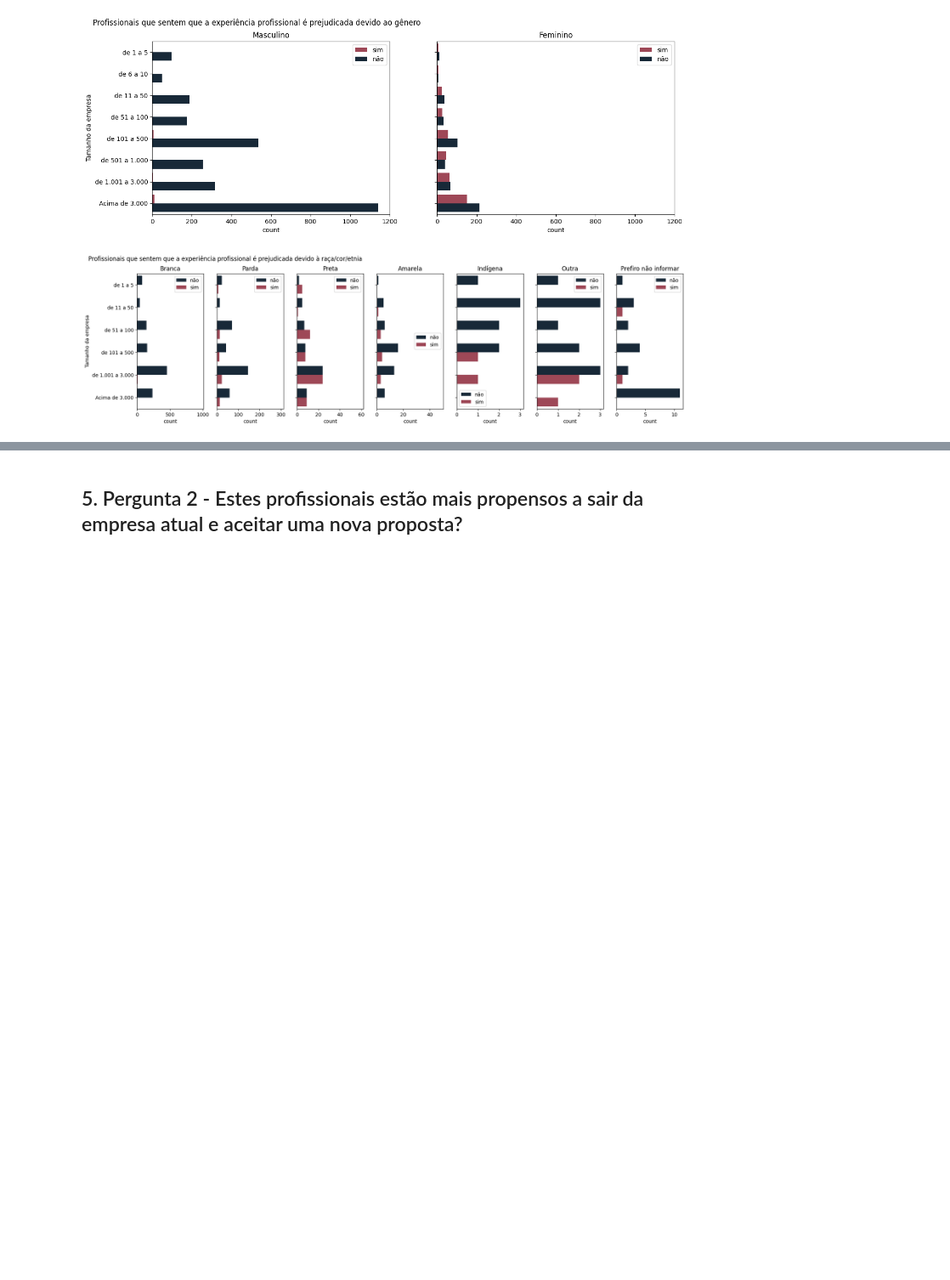
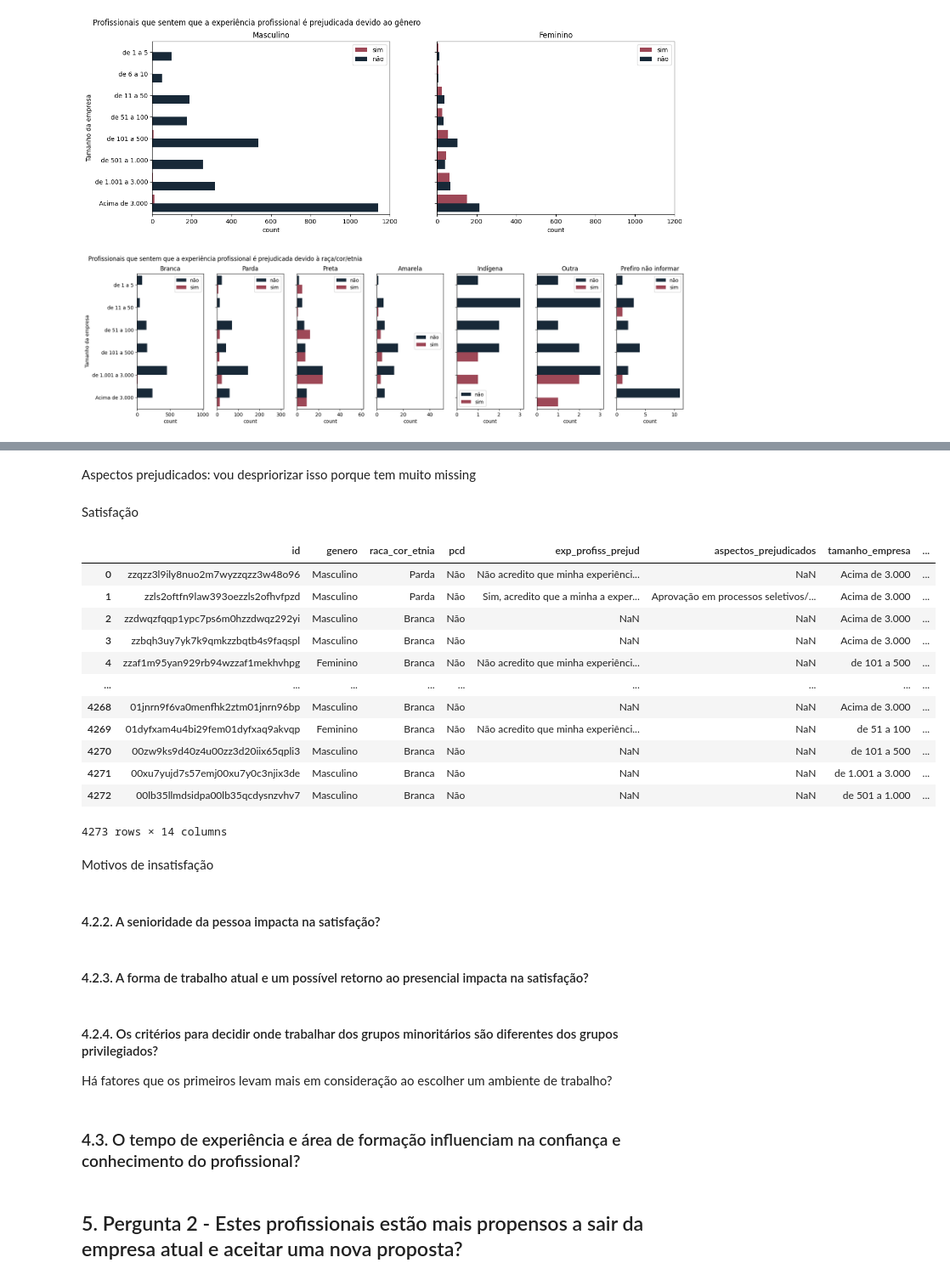
Before and after one commit to leticiafaria7/challenge-state-of-data, a Jupyter notebook: challenge-state-of-data.ipynb, the cells around one changed output, grey strips where cells are left out. Shown at 85% size. Drawn from its saved outputs; the diff is of its cells as text; code cells hidden in the pictures; blank space fills up the shorter version.

```diff
--- a/challenge-state-of-data.ipynb
+++ b/challenge-state-of-data.ipynb
@@ -1188,2 +1197,33 @@ warnings.filterwarnings("ignore")
+# %% [markdown]
+Aspectos prejudicados: vou despriorizar isso porque tem muito missing
+# %% [markdown]
+Satisfação
+# %%
+satisfacao_diversidade
+# %% [output]
+|  | id | genero | raca_cor_etnia | pcd | exp_profiss_prejud | aspectos_prejudicados | tamanho_empresa | ... |
+| 0 | zzqzz3l9ily8nuo2m7wyzzqzz3w48o96 | Masculino | Parda | Não | Não acredito que minha experiênci... | NaN | Acima de 3.000 | ... |
+| 1 | zzls2oftfn9law393oezzls2ofhvfpzd | Masculino | Parda | Não | Sim, acredito que a minha a exper... | Aprovação em processos seletivos/... | Acima de 3.000 | ... |
+| 2 | zzdwqzfqqp1ypc7ps6m0hzzdwqz292yi | Masculino | Branca | Não | NaN | NaN | Acima de 3.000 | ... |
+| 3 | zzbqh3uy7yk7k9qmkzzbqtb4s9faqspl | Masculino | Branca | Não | NaN | NaN | Acima de 3.000 | ... |
+| 4 | zzaf1m95yan929rb94wzzaf1mekhvhpg | Feminino | Branca | Não | Não acredito que minha experiênci... | NaN | de 101 a 500 | ... |
+| ... | ... | ... | ... | ... | ... | ... | ... | ... |
+| 4268 | 01jnrn9f6va0menfhk2ztm01jnrn96bp | Masculino | Branca | Não | NaN | NaN | Acima de 3.000 | ... |
+| 4269 | 01dyfxam4u4bi29fem01dyfxaq9akvqp | Feminino | Branca | Não | Não acredito que minha experiênci... | NaN | de 51 a 100 | ... |
+| 4270 | 00zw9ks9d40z4u00zz3d20iix65qpli3 | Masculino | Branca | Não | NaN | NaN | de 101 a 500 | ... |
+| 4271 | 00xu7yujd7s57emj00xu7y0c3njix3de | Masculino | Branca | Não | NaN | NaN | de 1.001 a 3.000 | ... |
+| 4272 | 00lb35llmdsidpa00lb35qcdysnzvhv7 | Masculino | Branca | Não | NaN | NaN | de 501 a 1.000 | ... |
+4273 rows × 14 columns
+# %% [markdown]
+Motivos de insatisfação
+# %% [markdown]
+#### 4.2.2. A senioridade da pessoa impacta na satisfação?
+# %% [markdown]
+#### 4.2.3. A forma de trabalho atual e um possível retorno ao presencial impacta na satisfação?
+# %% [markdown]
+#### 4.2.4. Os critérios para decidir onde trabalhar dos grupos minoritários são diferentes dos grupos privilegiados?
+Há fatores que os primeiros levam mais em consideração ao escolher um ambiente de trabalho?
+# %% [markdown]
+### 4.3. O tempo de experiência e área de formação influenciam na confiança e conhecimento do profissional?
 # %% [markdown]
 ## 5. Pergunta 2 - Estes profissionais estão mais propensos a sair da empresa atual e aceitar uma nova proposta?
```
Also changed, not shown: parts of 19 cells of this notebook.
